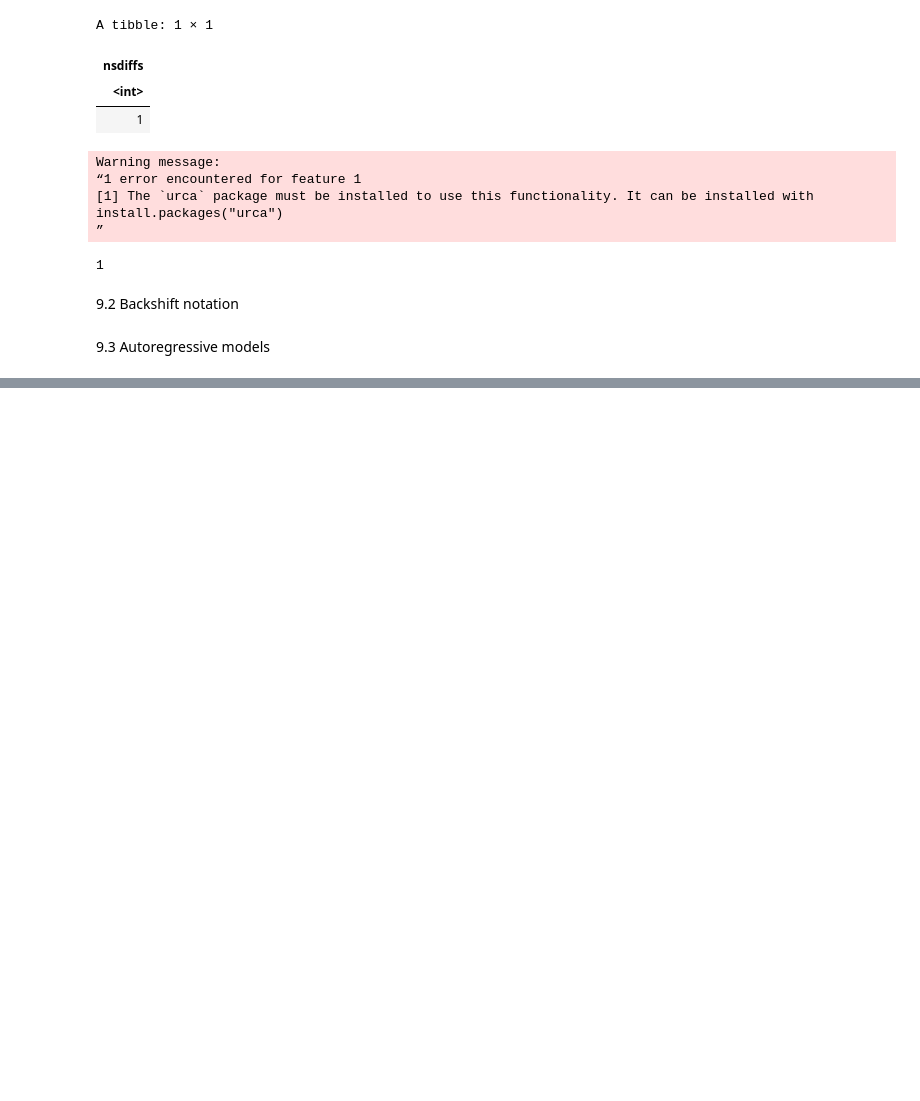
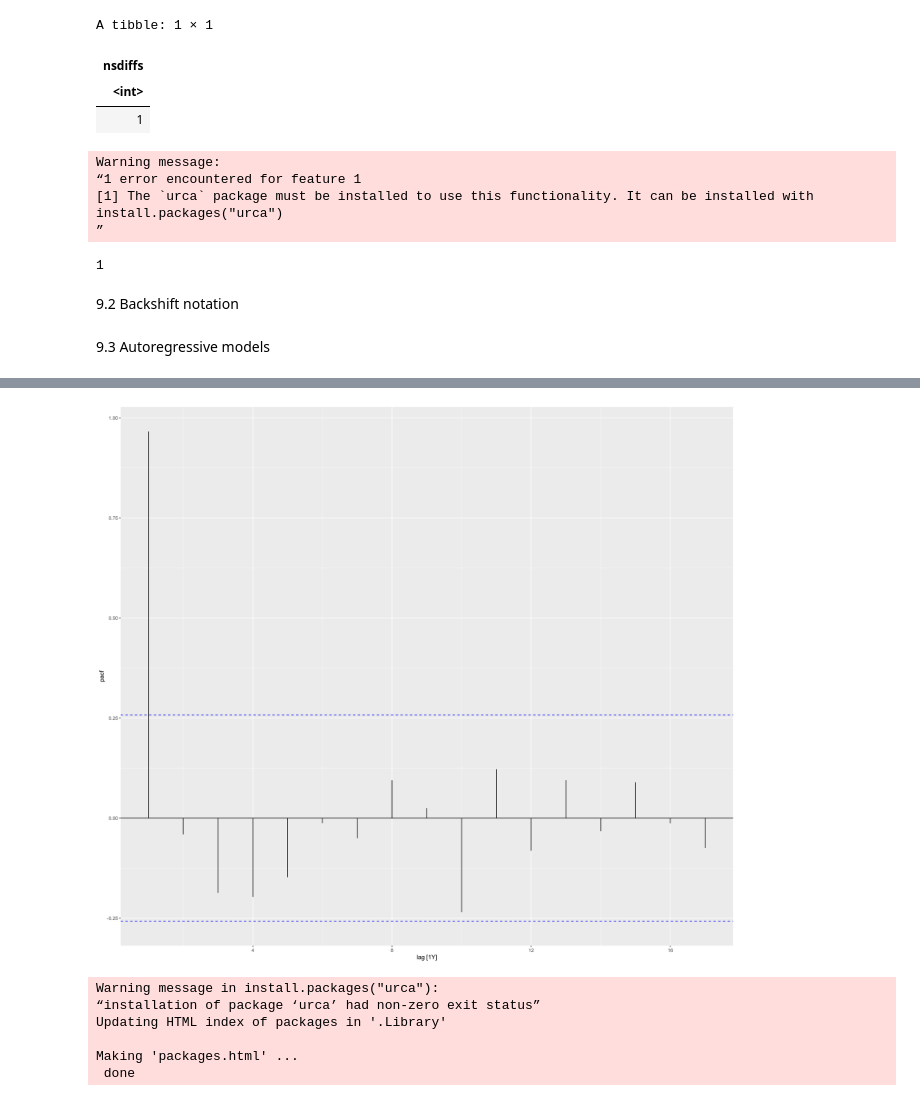
Before and after one commit to ARKA1112/Time_Series_R, a Jupyter notebook: OTEXTS_9.ipynb, the cells around one changed output, grey strips where cells are left out. Saved outputs shown, nothing was run; the diff lists cells and outputs as text; code cells hidden in the pictures; blank space fills up the shorter version.

```diff
--- a/OTEXTS_9.ipynb
+++ b/OTEXTS_9.ipynb
@@ -143,0 +174,20 @@ Warning message:
+# %%
+global_economy |>filter(Code == "IND")|>PACF(Exports)|>autoplot()
+# %% [output]
+[figure, added]
+# %%
+# Check if the package is installed
+if (!requireNamespace("urca", quietly = TRUE)) {
+  # If not installed, install it
+  install.packages("urca")
+} else {
+  # If installed, load the package
+  library(urca)
+}
+# %% [output]
+Warning message in install.packages("urca"):
+“installation of package ‘urca’ had non-zero exit status”
+Updating HTML index of packages in '.Library'
+
+Making 'packages.html' ...
+ done
```
Also changed, not shown: parts of 18 cells of this notebook, 1 other file.
